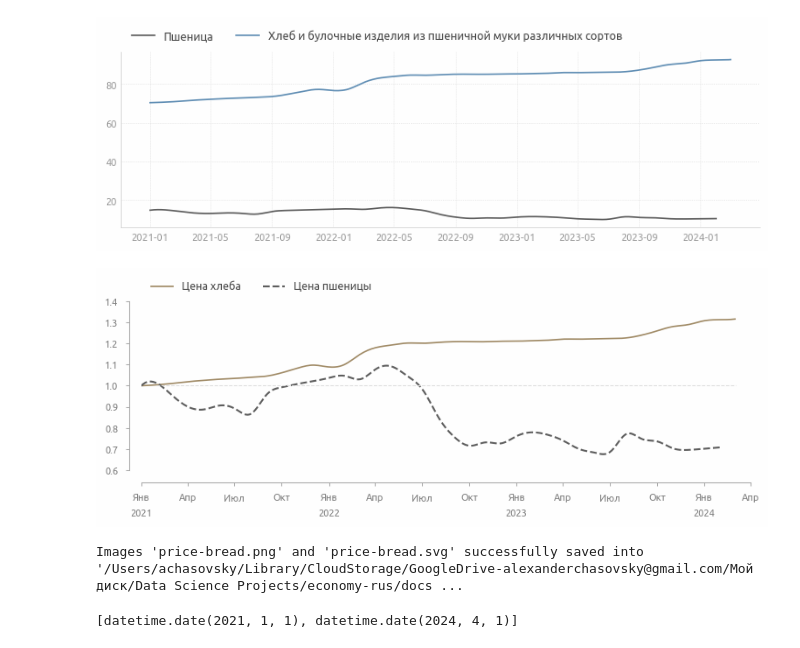
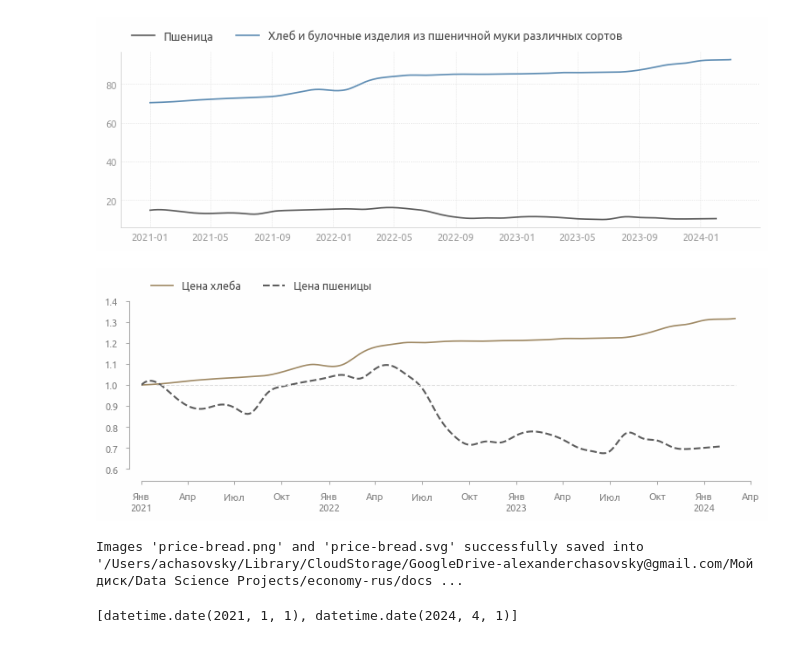
Before and after one commit to a-chasovsky/economics-rus, a Jupyter notebook: notebooks/visualization/consumer-prices-2021-2023.ipynb, the cells around one changed output. Saved outputs shown, nothing was run; the diff lists cells and outputs as text; code cells hidden in the pictures.

```diff
--- a/notebooks/visualization/consumer-prices-2021-2023.ipynb
+++ b/notebooks/visualization/consumer-prices-2021-2023.ipynb
@@ -258,33 +258,33 @@ plt.legend(**legend_inline())
 # %%
 fig = plt.figure()
 
 plt.plot(
     smoothed(normalized_by_first(bread), datetime_index=True),
     color=alpha_color(palette[6], 1),
     label='Цена хлеба')
 plt.plot(
     smoothed(normalized_by_first(wheat), datetime_index=True),
     lw=1.5, ls='--', color=palette[0], label='Цена пшеницы')
 plt.axhline(
     1, 0.025, 0.975, lw=0.75, ls='--', color=palette[-1], alpha=1, zorder=10)
 
 ax = ax_current()
-ax_ = axis_secondary()
+ax_ = axis_secondary(pad=28)
 
 ax.set_xlim(xlim)
 ax.legend(**legend_inline())
 ax.xaxis.set_major_formatter(mpl.dates.DateFormatter(fmt='%b'))
 ax.xaxis.set_major_locator(mpl.dates.MonthLocator([1, 4, 7, 10]))
 ax_.xaxis.set_major_formatter(mpl.dates.DateFormatter(fmt='%Y'))
 ax_.xaxis.set_major_locator(mpl.dates.MonthLocator(1))
 axis_rstyle(offset_bottom=10, offset_left=10)
 axis_dates_translate_months()
 axis_dates_capitalize()
 plt.show()
 
 savefig('price-bread', dir=save_plot_dir, dpi=100)
 # %% [output]
-[figure, old version]
+[figure, new version]
 Images 'price-bread.png' and 'price-bread.svg' successfully saved into '/Users/achasovsky/Library/CloudStorage/GoogleDrive-alexanderchasovsky@gmail.com/Мой диск/Data Science Projects/economy-rus/docs ...
 # %%
 xlim
```
Also changed, not shown: parts of 6 cells of this notebook, 14 other files.
